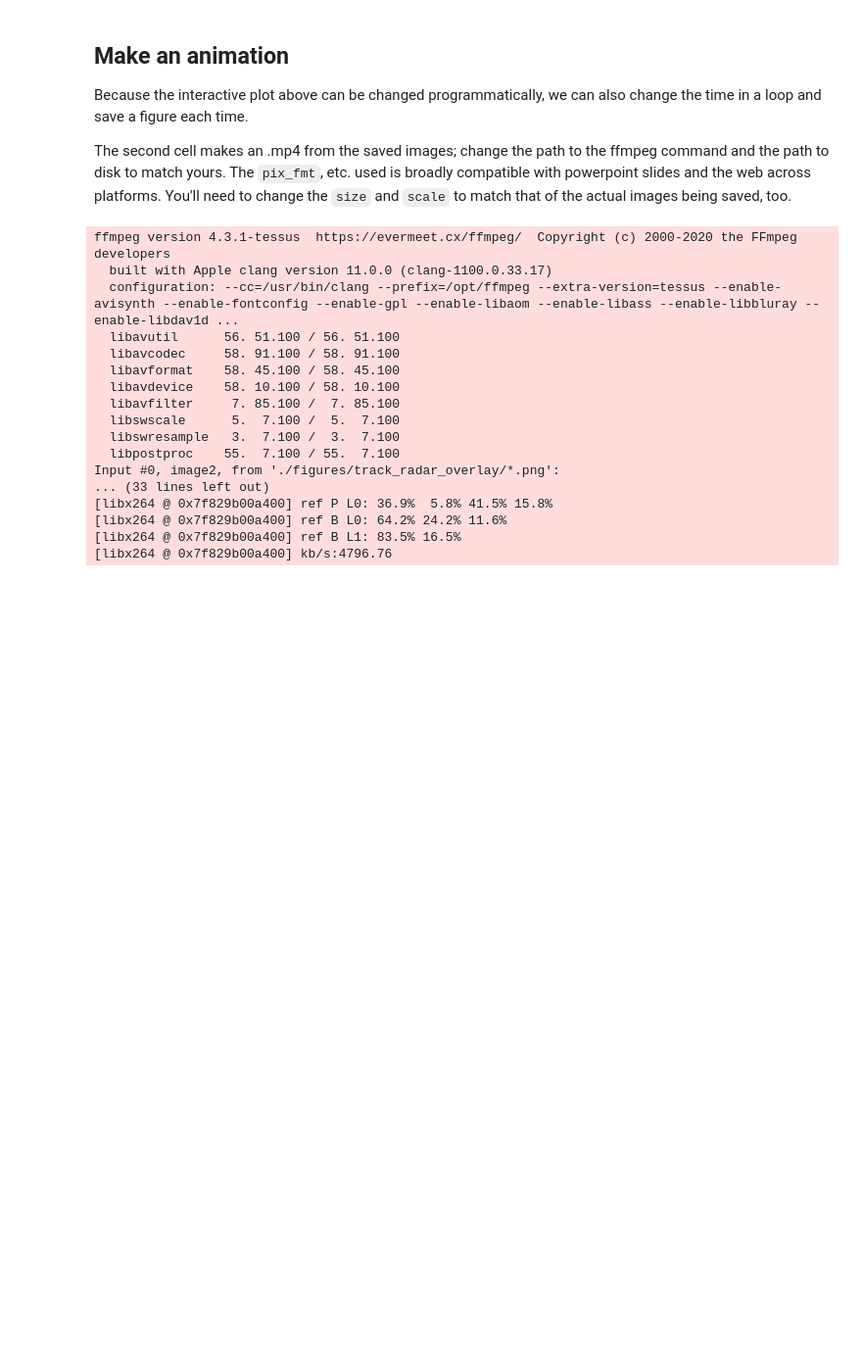
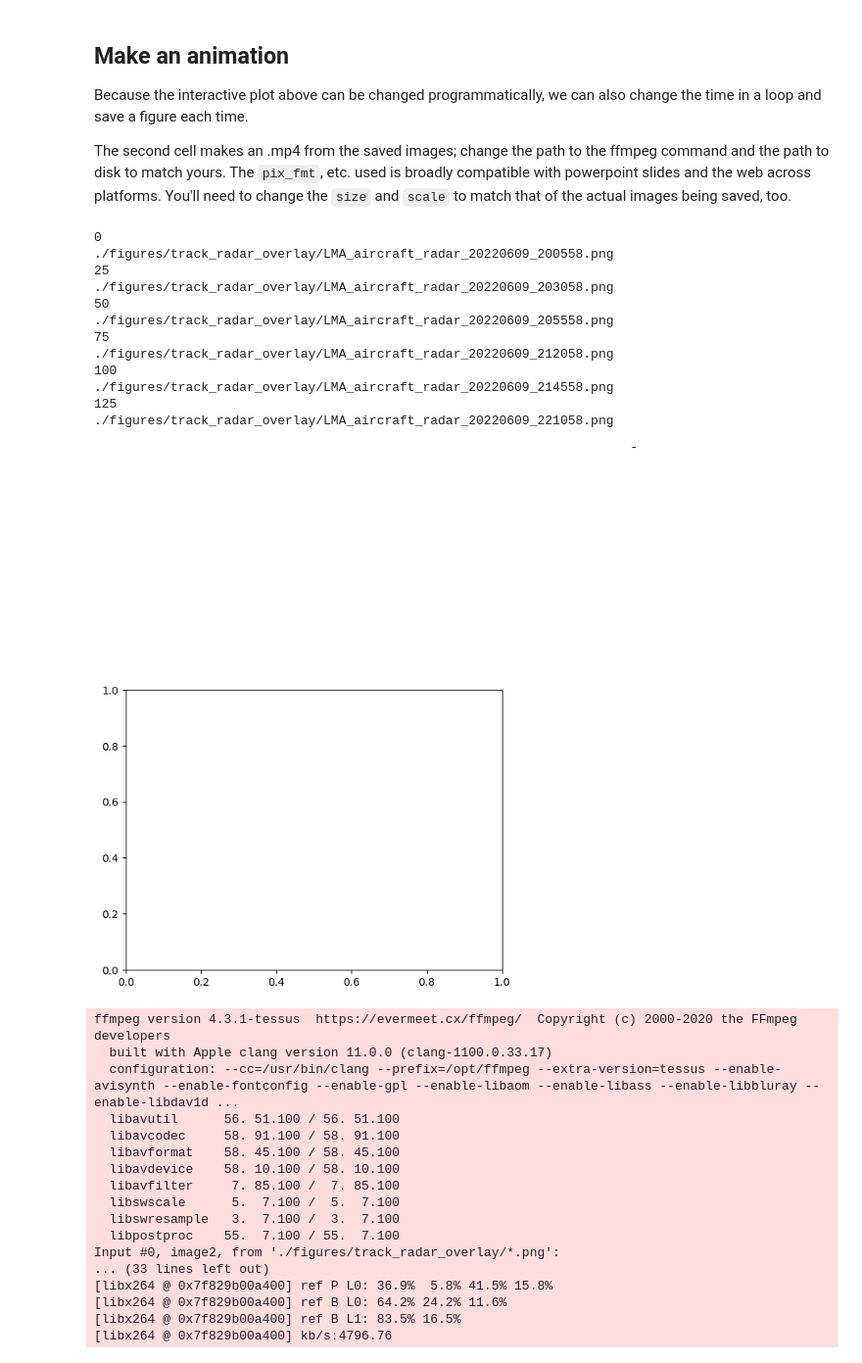
Before and after one commit to deeplycloudy/TRACER-PAWS-NEXRAD-LMA, a Jupyter notebook: notebooks/LMA-radar-aircraft-quicklook.ipynb, the cells around one changed output. Shown: that part at 98% size. Drawn from its saved outputs; the diff is of its cells as text; code cells hidden in the pictures; blank space fills up the shorter version.

```diff
--- a/notebooks/LMA-radar-aircraft-quicklook.ipynb
+++ b/notebooks/LMA-radar-aircraft-quicklook.ipynb
@@ -539,22 +542,36 @@ The second cell makes an .mp4 from the saved images; change the path to the ffmp
 # %%
 if animation_output_directory is not None:
     import os
 
-    dt = pd.to_timedelta('20 seconds')
-    tspan = pd.to_timedelta('2 minutes')
+    dt = pd.to_timedelta('60 seconds')
+    tspan = pd.to_timedelta('5 minutes')
     t0, tf = tlim0[0], tlim0[1]
 
     n_frames=int((tf-t0)/dt)
     time_limits = [(t0+iframe*dt, t0+tspan+iframe*dt) for iframe in range(n_frames)]
     for iframe, tlimi in enumerate(time_limits):
         ti0 = tlimi[0].strftime('%Y%m%d_%H%M%S')
         filename = os.path.join(f"{animation_output_directory}", f"LMA_aircraft_radar_{ti0}.png")
         interactive_lma.lma_plot.ax_th.set_xlim(tlimi)
         interactive_lma.lma_plot.fig.canvas.draw()
         interactive_lma.lma_plot.fig.savefig(filename)
         if (iframe % 25) == 0:
             print(iframe)
             print(filename)
+# %% [output]
+0
+./figures/track_radar_overlay/LMA_aircraft_radar_20220609_200558.png
+25
+./figures/track_radar_overlay/LMA_aircraft_radar_20220609_203058.png
+50
+./figures/track_radar_overlay/LMA_aircraft_radar_20220609_205558.png
+75
+./figures/track_radar_overlay/LMA_aircraft_radar_20220609_212058.png
+100
+./figures/track_radar_overlay/LMA_aircraft_radar_20220609_214558.png
+125
+./figures/track_radar_overlay/LMA_aircraft_radar_20220609_221058.png
+[figure, added]
 # %%
 # %%bash
 # /Applications/ffmpeg -r 16 -s 850x1100 -f image2 -pattern_type glob -i './figures/track_radar_overlay/*.png' \
```
Also changed, not shown: parts of 3 cells of this notebook.
